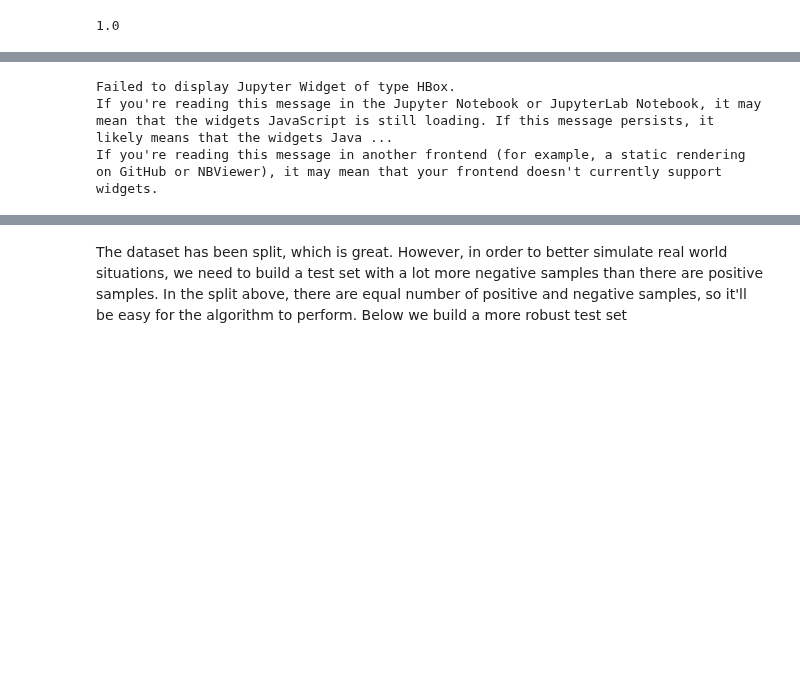
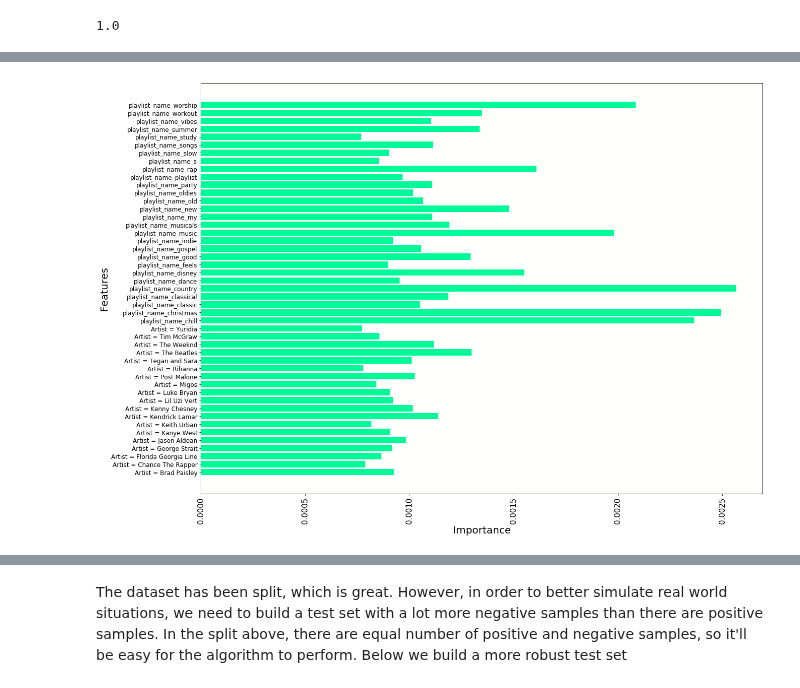
Before and after one commit to tralpha/spotify-project, a Jupyter notebook: DataLoader.ipynb, the cells around one changed output, grey strips where cells are left out. Drawn from its saved outputs; the diff is of its cells as text; code cells hidden in the pictures; blank space fills up the shorter version.

```diff
--- a/DataLoader.ipynb
+++ b/DataLoader.ipynb
@@ -503,9 +604,35 @@ print(X_test.shape)
+# %%
+#Check for relevant features besides playlist_pid numbers
+not_pid_features = []
+not_pid_importances = []
+for feature in feature_names:
+    if "playlist_pid" not in feature:
+        not_pid_features.append(feature)
+        idx = feature_names.index(feature)
+        not_pid_importances.append(top50importance[idx])
+# %%
+#plot important features except for playlist_pid
+fig, ax = plt.subplots(1,1, figsize = (20,15))
+y_pos = np.arange(len(not_pid_features) - 3)
+ax.barh(not_pid_features[3:], not_pid_importances[3:], align = "center", color = "mediumspringgreen")
+for tick in ax.get_xticklabels():
+    tick.set_rotation(90)
+ax.grid(alpha = 0)
+ax.set_xlabel("Importance", fontsize = 20)
+ax.set_ylabel("Features", fontsize = 20)
+ax.yaxis.set_tick_params(labelsize=12)
+ax.xaxis.set_tick_params(labelsize=15)
+
+fig.savefig("Feature Importance.png", bbox_inches="tight")
+# %% [output]
+[figure, added]
 # %%
 X_test_refined = pd.DataFrame([])
 r_precisions = []
 pbar = tqdm(data_test.groupby(['playlist_pid']))
 for pid, df in pbar:
     p_info = df[playlist_df.columns].iloc[0]
+    # from IPython.core.debugger import set_trace; set_trace()
     labels = y_test.loc[df.index]
 
     # Positive Tracks
@@ -527,14 +654,10 @@ for pid, df in pbar:
     index_order = negative_tracks.index.append(positive_tracks_idx)
 
     # Predict, r_precision
-    y_prob = clf.predict_proba(test_tracks)
+    y_prob = AdaModel.predict_proba(test_tracks)
     # from IPython.core.debugger import set_trace; set_trace()
     y_pred = np.argsort(-y_prob[:,1])
     best_pred = index_order[y_pred]
     if len(positive_tracks_idx) > 0:
         r_precisions.append(r_precision(positive_tracks_idx, best_pred))
     pbar.set_description("{}".format(np.mean(r_precisions)))
-# %% [output]
-Failed to display Jupyter Widget of type HBox.
-If you're reading this message in the Jupyter Notebook or JupyterLab Notebook, it may mean that the widgets JavaScript is still loading. If this message persists, it likely means that the widgets Java ...
-If you're reading this message in another frontend (for example, a static rendering on GitHub or NBViewer), it may mean that your frontend doesn't currently support widgets.
```
Also changed, not shown: parts of 13 cells of this notebook.
